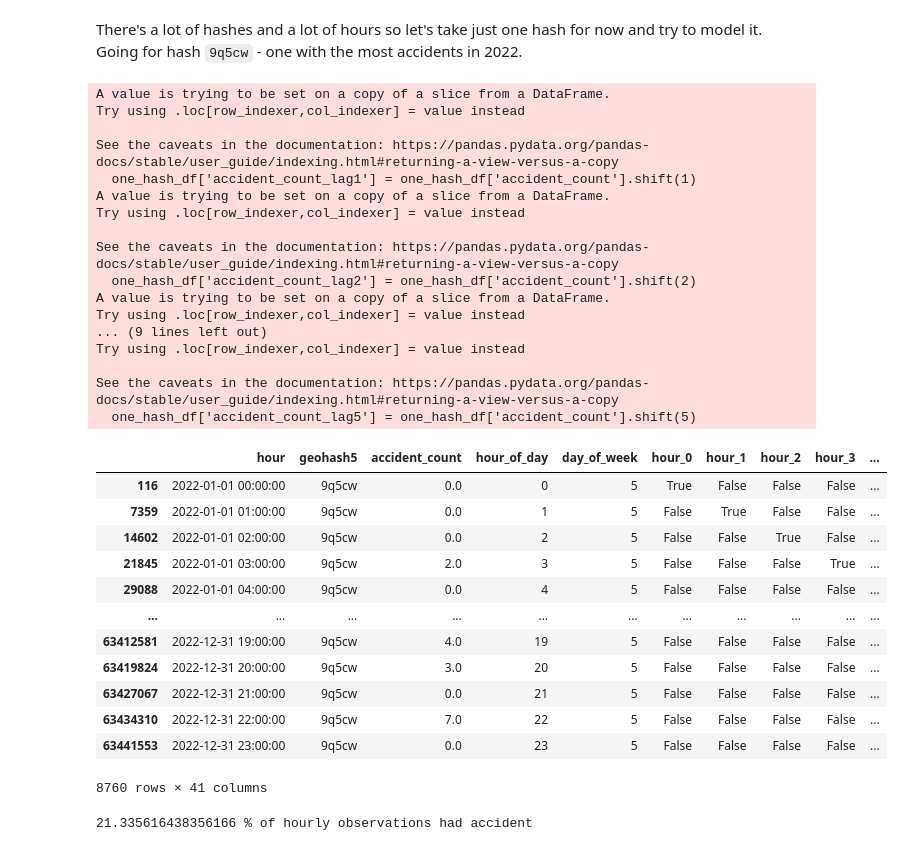
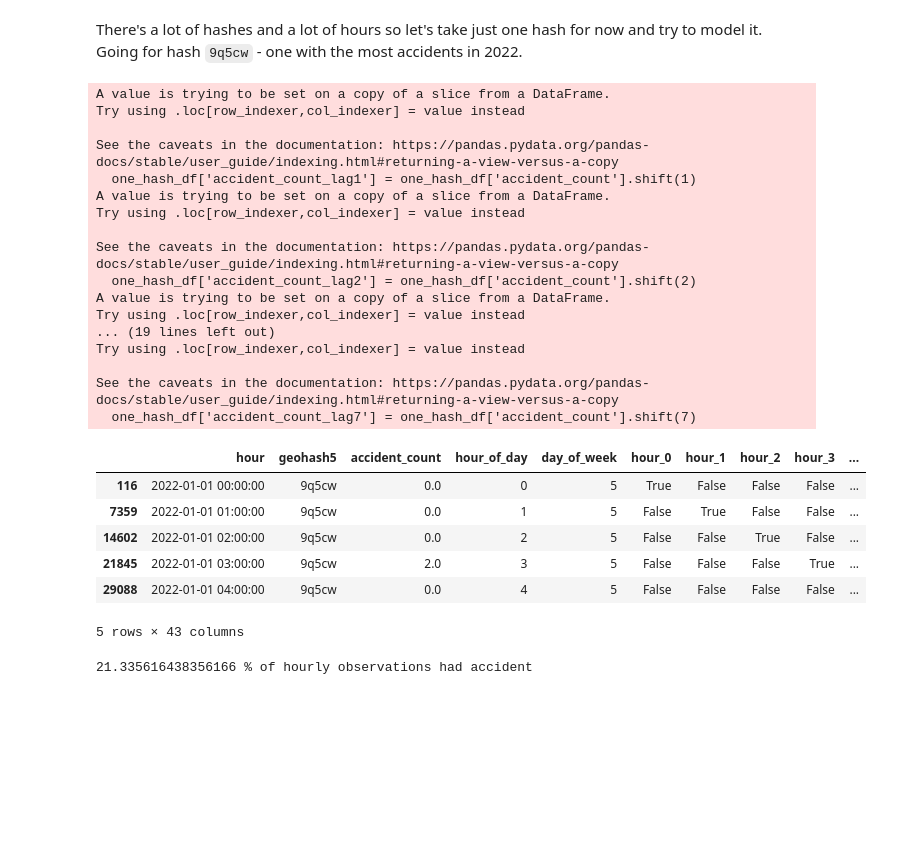
Before and after one commit to hrapek/mbml-us-accidents, a Jupyter notebook: ca_poisson_regression.ipynb, the cells around one changed output. Saved outputs shown, nothing was run; the diff lists cells and outputs as text; code cells hidden in the pictures; blank space fills up the shorter version.

```diff
--- a/ca_poisson_regression.ipynb
+++ b/ca_poisson_regression.ipynb
@@ -186,6 +186,8 @@ one_hash_df['accident_count_lag2'] = one_hash_df['accident_count'].shift(2)
 one_hash_df['accident_count_lag3'] = one_hash_df['accident_count'].shift(3)
 one_hash_df['accident_count_lag4'] = one_hash_df['accident_count'].shift(4)
 one_hash_df['accident_count_lag5'] = one_hash_df['accident_count'].shift(5)
+one_hash_df['accident_count_lag6'] = one_hash_df['accident_count'].shift(6)
+one_hash_df['accident_count_lag7'] = one_hash_df['accident_count'].shift(7)
 # %% [output]
 A value is trying to be set on a copy of a slice from a DataFrame.
 Try using .loc[row_indexer,col_indexer] = value instead
@@ -199,27 +201,21 @@ See the caveats in the documentation: https://pandas.pydata.org/pandas-docs/stab
   one_hash_df['accident_count_lag2'] = one_hash_df['accident_count'].shift(2)
 A value is trying to be set on a copy of a slice from a DataFrame.
 Try using .loc[row_indexer,col_indexer] = value instead
-... (9 lines left out)
+... (19 lines left out)
 Try using .loc[row_indexer,col_indexer] = value instead
 
 See the caveats in the documentation: https://pandas.pydata.org/pandas-docs/stable/user_guide/indexing.html#returning-a-view-versus-a-copy
-  one_hash_df['accident_count_lag5'] = one_hash_df['accident_count'].shift(5)
+  one_hash_df['accident_count_lag7'] = one_hash_df['accident_count'].shift(7)
 # %%
-one_hash_df
+one_hash_df.head()
 # %% [output]
 |  | hour | geohash5 | accident_count | hour_of_day | day_of_week | hour_0 | hour_1 | hour_2 | hour_3 | ... |
 | 116 | 2022-01-01 00:00:00 | 9q5cw | 0.0 | 0 | 5 | True | False | False | False | ... |
 | 7359 | 2022-01-01 01:00:00 | 9q5cw | 0.0 | 1 | 5 | False | True | False | False | ... |
 | 14602 | 2022-01-01 02:00:00 | 9q5cw | 0.0 | 2 | 5 | False | False | True | False | ... |
 | 21845 | 2022-01-01 03:00:00 | 9q5cw | 2.0 | 3 | 5 | False | False | False | True | ... |
 | 29088 | 2022-01-01 04:00:00 | 9q5cw | 0.0 | 4 | 5 | False | False | False | False | ... |
-| ... | ... | ... | ... | ... | ... | ... | ... | ... | ... | ... |
-| 63412581 | 2022-12-31 19:00:00 | 9q5cw | 4.0 | 19 | 5 | False | False | False | False | ... |
-| 63419824 | 2022-12-31 20:00:00 | 9q5cw | 3.0 | 20 | 5 | False | False | False | False | ... |
-| 63427067 | 2022-12-31 21:00:00 | 9q5cw | 0.0 | 21 | 5 | False | False | False | False | ... |
-| 63434310 | 2022-12-31 22:00:00 | 9q5cw | 7.0 | 22 | 5 | False | False | False | False | ... |
-| 63441553 | 2022-12-31 23:00:00 | 9q5cw | 0.0 | 23 | 5 | False | False | False | False | ... |
-8760 rows × 41 columns
+5 rows × 43 columns
 # %%
 print(len(one_hash_df[one_hash_df['accident_count'] > 0]) / len(one_hash_df) * 100, '% of hourly observations had accident')
 # %% [output]
```
Also changed, not shown: parts of 27 cells of this notebook.
